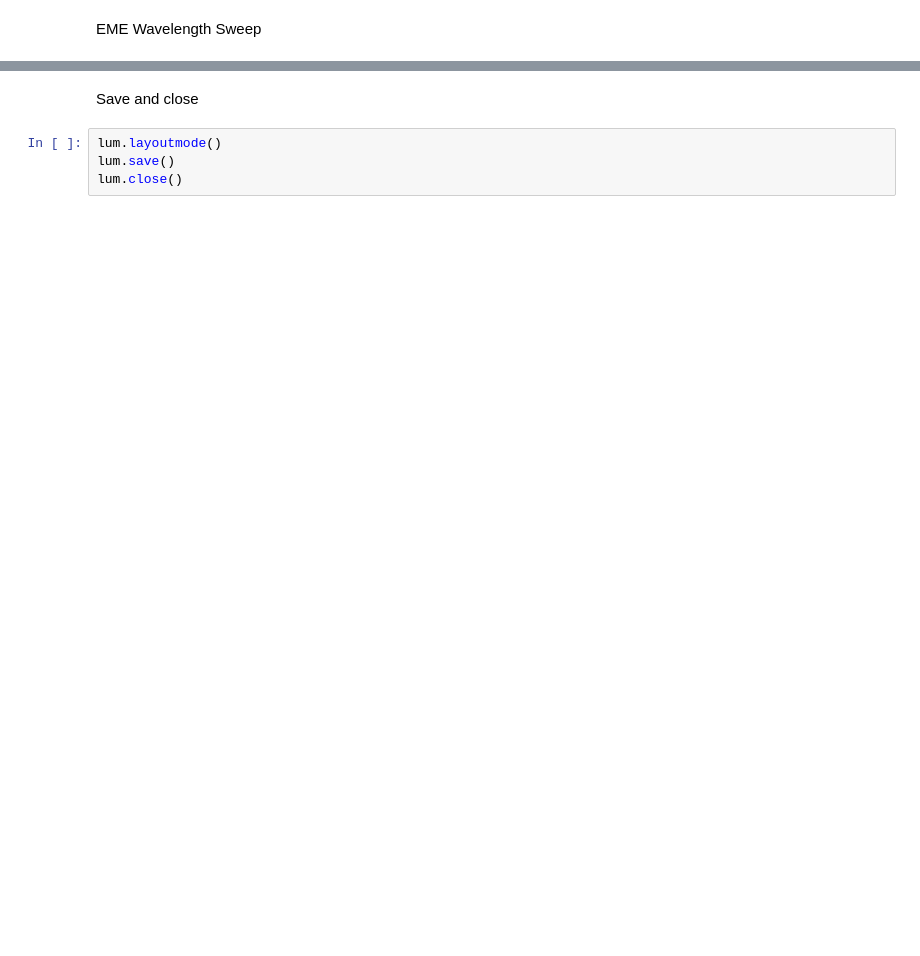
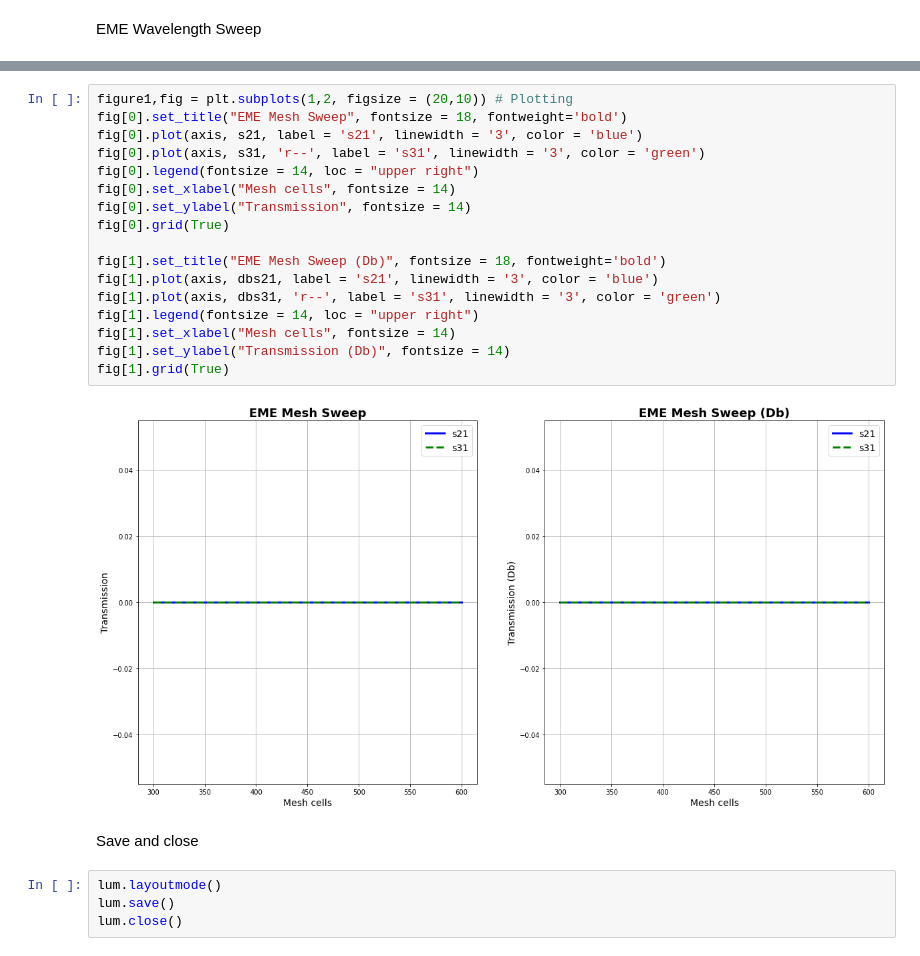
Before and after one commit to Leoopessoa/MMI-Multi-Mode-Interferometer-2x2, a Jupyter notebook: Api_Python_Lumerical.ipynb, the cells around one changed output, grey strips where cells are left out. Cells and saved outputs as stored; diff of their text form; blank space fills up the shorter version.

```diff
--- a/Api_Python_Lumerical.ipynb
+++ b/Api_Python_Lumerical.ipynb
@@ -433,3 +400,22 @@ AttributeError: module 'numpy' has no attribute 'linespace'
+# %%
+figure1,fig = plt.subplots(1,2, figsize = (20,10)) # Plotting
+fig[0].set_title("EME Mesh Sweep", fontsize = 18, fontweight='bold')
+fig[0].plot(axis, s21, label = 's21', linewidth = '3', color = 'blue')
+fig[0].plot(axis, s31, 'r--', label = 's31', linewidth = '3', color = 'green')
+fig[0].legend(fontsize = 14, loc = "upper right")
+fig[0].set_xlabel("Mesh cells", fontsize = 14)
+fig[0].set_ylabel("Transmission", fontsize = 14)
+fig[0].grid(True)
+
+fig[1].set_title("EME Mesh Sweep (Db)", fontsize = 18, fontweight='bold')
+fig[1].plot(axis, dbs21, label = 's21', linewidth = '3', color = 'blue')
+fig[1].plot(axis, dbs31, 'r--', label = 's31', linewidth = '3', color = 'green')
+fig[1].legend(fontsize = 14, loc = "upper right")
+fig[1].set_xlabel("Mesh cells", fontsize = 14)
+fig[1].set_ylabel("Transmission (Db)", fontsize = 14)
+fig[1].grid(True)
+# %% [output]
+[figure, added]
 # %% [markdown]
 Save and close
 # %%
```
Also changed, not shown: parts of 11 cells of this notebook, 7 other files.
